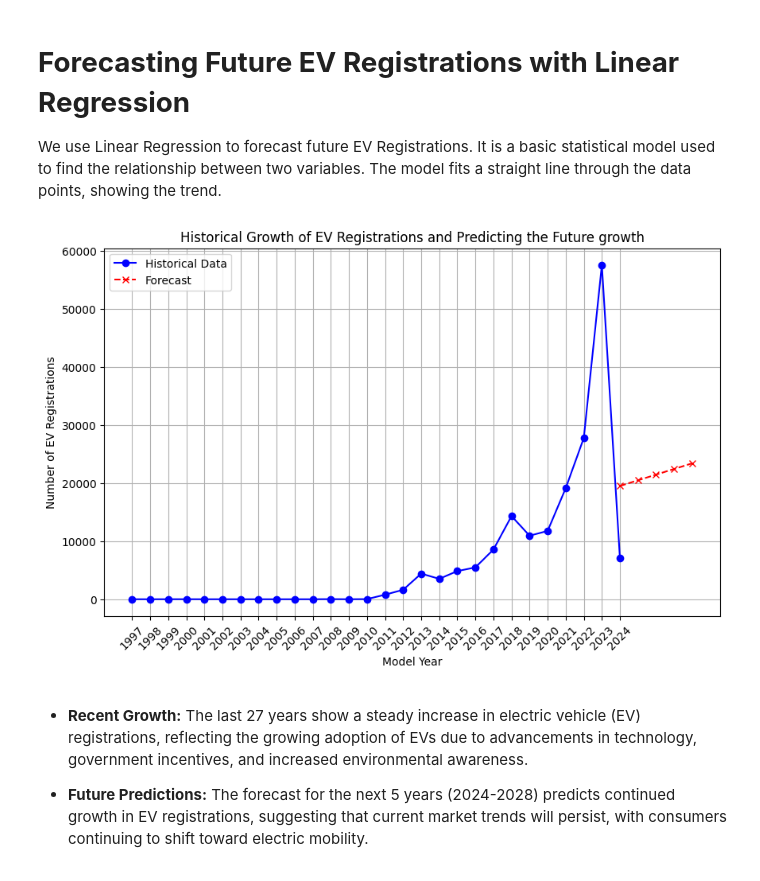
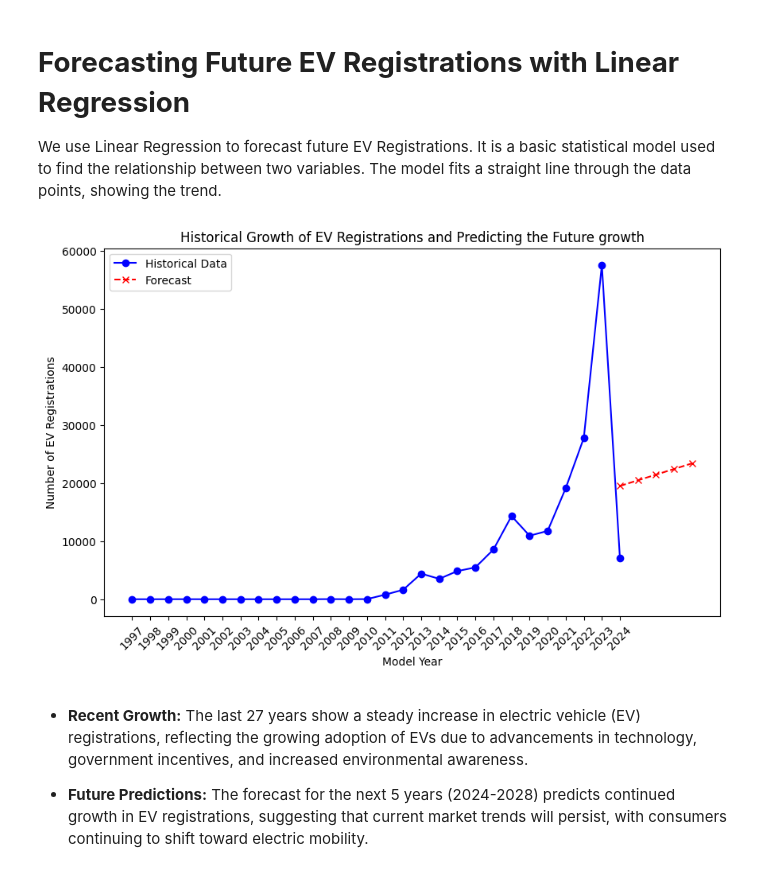
Before and after one commit to SaiPallavi7989/Market-Size-Analysis, a Jupyter notebook: Market_Size_Analysis.ipynb, the cells around one changed output. Saved outputs shown, nothing was run; the diff lists cells and outputs as text; code cells hidden in the pictures.

```diff
--- a/Market_Size_Analysis.ipynb
+++ b/Market_Size_Analysis.ipynb
@@ -274,35 +273,35 @@ ev_growth = ev.groupby('ModelYear').size()
 
 # Ensure all years are included, even if some have 0 registrations
 all_years = np.arange(ev_growth.index.min(), ev_growth.index.max() + 1)
 ev_growth = ev_growth.reindex(all_years, fill_value=0)
 
 # Plotting historical growth of EV registrations
 plt.figure(figsize=(10, 6))
 plt.plot(ev_growth.index, ev_growth.values, marker='o', color='b', label='Historical Data')
 plt.xticks(ev_growth.index, rotation=45)
 plt.title('Historical Growth of EV Registrations and Predicting the Future growth')
 plt.xlabel('Model Year')
 plt.ylabel('Number of EV Registrations')
-plt.grid(True)
+
 
 # Prepare the data for linear regression (historical data)
 X = ev_growth.index.values.reshape(-1, 1)
 y = ev_growth.values
 
 # Train a simple linear regression model
 model = LinearRegression()
 model.fit(X, y)
 
 # Predict future growth for the next 5 years
 future_years = np.array([2024, 2025, 2026, 2027, 2028]).reshape(-1, 1)
 predictions = model.predict(future_years)
 
 # Plot future predictions
 plt.plot(future_years, predictions, marker='x', linestyle='--', color='red', label='Forecast')
 plt.legend()
 plt.show()
 # %% [output]
-[figure, old version]
+[figure, new version]
 # %% [markdown]
 * **Recent Growth:**
 The last 27  years show a steady increase in electric vehicle (EV) registrations, reflecting the growing adoption of EVs due to advancements in technology, government incentives, and increased environmental awareness.
```
Also changed, not shown: parts of 4 cells of this notebook.
